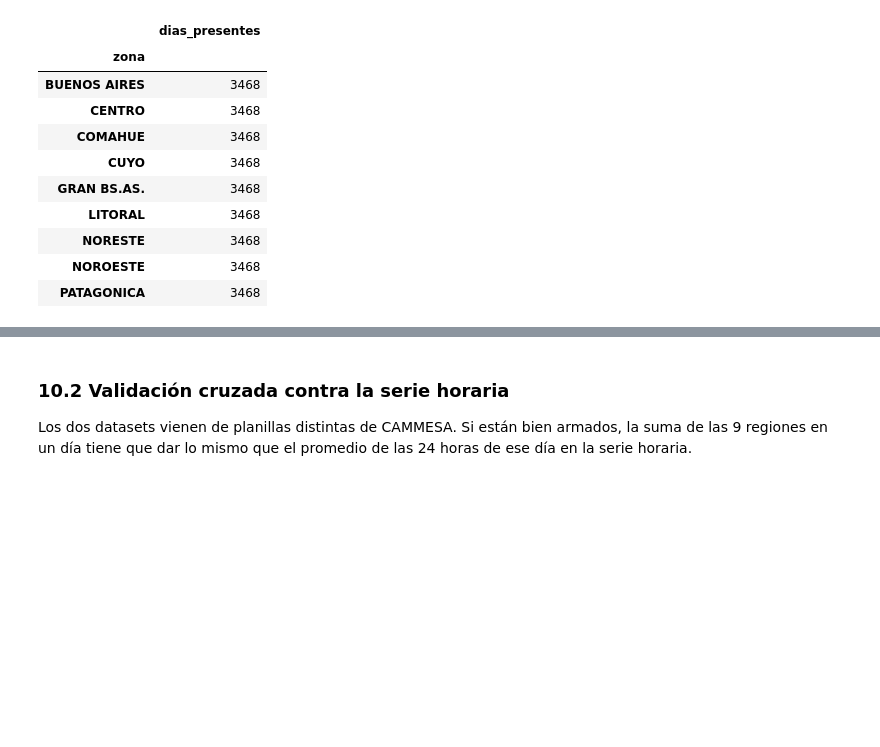
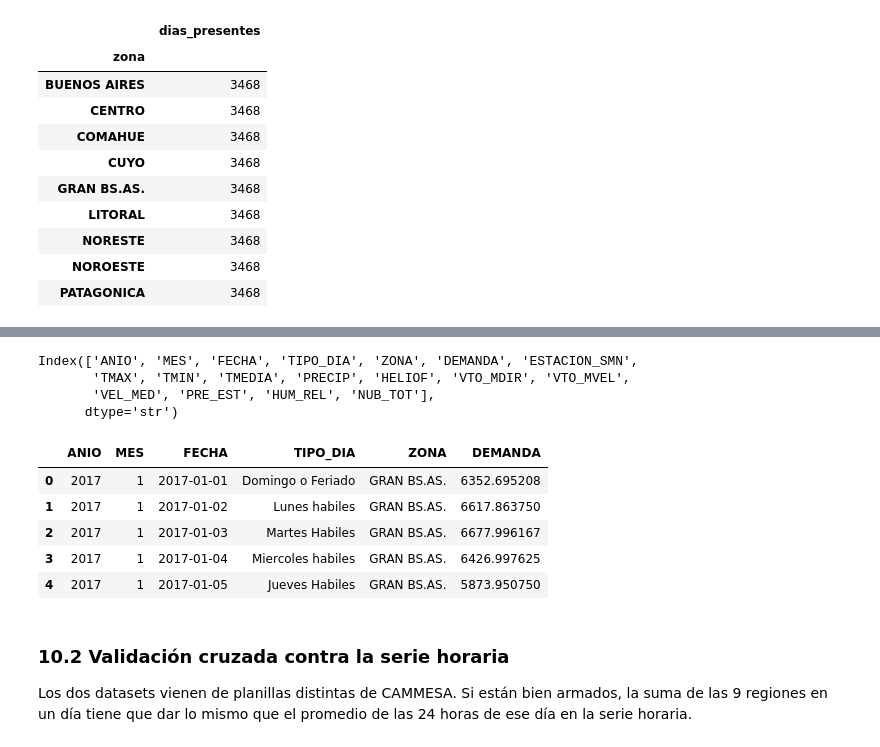
Before and after one commit to ElMejorGrupo4/2-da-Pre-entrega-, a Jupyter notebook: notebooks/01_eda_inicial.ipynb, the cells around one changed output, grey strips where cells are left out. Saved outputs shown, nothing was run; the diff lists cells and outputs as text; code cells hidden in the pictures; blank space fills up the shorter version.

```diff
--- a/notebooks/01_eda_inicial.ipynb
+++ b/notebooks/01_eda_inicial.ipynb
@@ -465,3 +527,33 @@ Estructura: una fila por **día y región**. 9 regiones × 3.468 días = 31.212
+# %%
+# estandarizo el nombre de las columnas para que no tengan tildes ni espacios y sigan una misma nomenclatura
+df_region = df_region.rename(columns={
+    "AÑO": "ANIO",
+    "Fecha": "FECHA",
+    "Tipo día": "TIPO_DIA",
+    "zona": "ZONA",
+    "demanda": "DEMANDA",
+    "estacion_smn": "ESTACION_SMN",
+})
+
+df_region.columns
+# %% [output]
+Index(['ANIO', 'MES', 'FECHA', 'TIPO_DIA', 'ZONA', 'DEMANDA', 'ESTACION_SMN',
+       'TMAX', 'TMIN', 'TMEDIA', 'PRECIP', 'HELIOF', 'VTO_MDIR', 'VTO_MVEL',
+       'VEL_MED', 'PRE_EST', 'HUM_REL', 'NUB_TOT'],
+      dtype='str')
+# %%
+# elimino la columna MES (texto) y la vuelvo a crear como número de mes a partir de FECHA
+df_region = df_region.drop(columns="MES")
+df_region["MES"] = df_region["FECHA"].dt.month
+
+df_region[["ANIO", "MES", "FECHA", "TIPO_DIA", "ZONA", "DEMANDA"]].head()
+# %% [output]
+|  | ANIO | MES | FECHA | TIPO_DIA | ZONA | DEMANDA |
+| 0 | 2017 | 1 | 2017-01-01 | Domingo o Feriado | GRAN BS.AS. | 6352.695208 |
+| 1 | 2017 | 1 | 2017-01-02 | Lunes habiles | GRAN BS.AS. | 6617.863750 |
+| 2 | 2017 | 1 | 2017-01-03 | Martes Habiles | GRAN BS.AS. | 6677.996167 |
+| 3 | 2017 | 1 | 2017-01-04 | Miercoles habiles | GRAN BS.AS. | 6426.997625 |
+| 4 | 2017 | 1 | 2017-01-05 | Jueves Habiles | GRAN BS.AS. | 5873.950750 |
 # %% [markdown]
 ### 10.2 Validación cruzada contra la serie horaria
 
```
Also changed, not shown: parts of 20 cells of this notebook, 2 other files.
